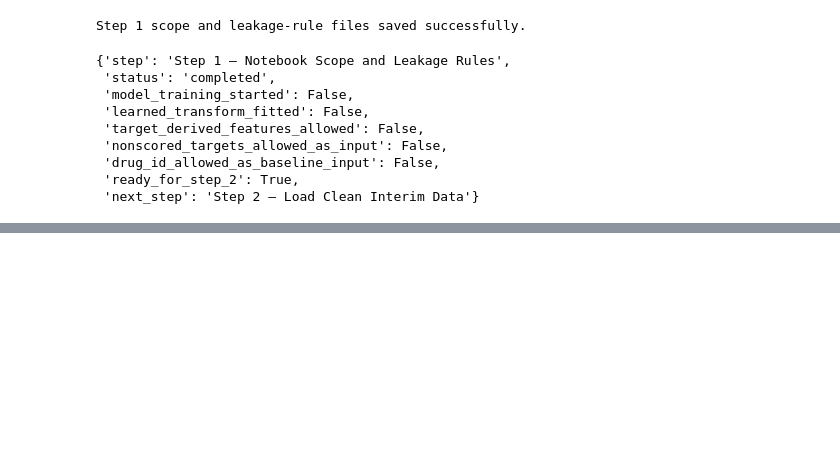
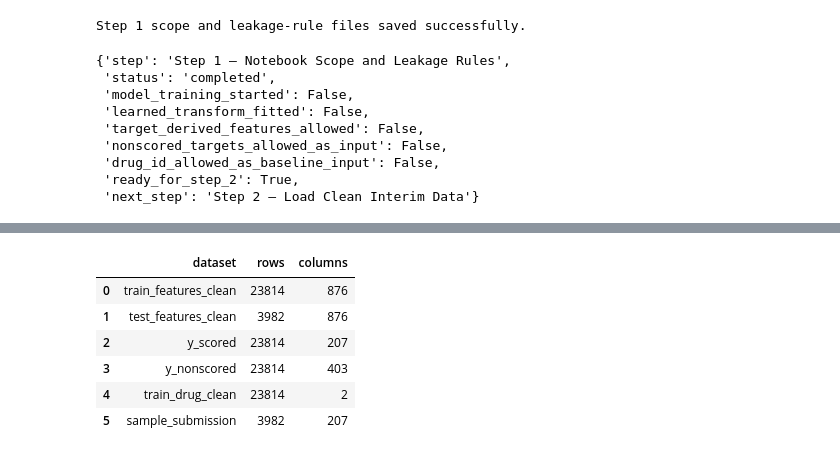
Before and after one commit to kawsar07ahmmed0712-rgb/moa-prediction-drug-response, a Jupyter notebook: notebooks/03_feature_engineering.ipynb, the cells around one changed output, grey strips where cells are left out. Drawn from its saved outputs; the diff is of its cells as text; code cells hidden in the pictures; blank space fills up the shorter version.

Commit message:
Load all datasets

```diff
--- a/notebooks/03_feature_engineering.ipynb
+++ b/notebooks/03_feature_engineering.ipynb
@@ -302,0 +476,37 @@ step_1_status
+# %%
+data_shape_audit = pd.DataFrame({
+    "dataset": [
+        "train_features_clean",
+        "test_features_clean",
+        "y_scored",
+        "y_nonscored",
+        "train_drug_clean",
+        "sample_submission"
+    ],
+    "rows": [
+        train_features_clean.shape[0],
+        test_features_clean.shape[0],
+        y_scored.shape[0],
+        y_nonscored.shape[0],
+        train_drug_clean.shape[0],
+        sample_submission.shape[0]
+    ],
+    "columns": [
+        train_features_clean.shape[1],
+        test_features_clean.shape[1],
+        y_scored.shape[1],
+        y_nonscored.shape[1],
+        train_drug_clean.shape[1],
+        sample_submission.shape[1]
+    ]
+})
+
+data_shape_audit
+# %% [output]
+|  | dataset | rows | columns |
+| 0 | train_features_clean | 23814 | 876 |
+| 1 | test_features_clean | 3982 | 876 |
+| 2 | y_scored | 23814 | 207 |
+| 3 | y_nonscored | 23814 | 403 |
+| 4 | train_drug_clean | 23814 | 2 |
+| 5 | sample_submission | 3982 | 207 |
```
Also changed, not shown: parts of 11 cells of this notebook.
